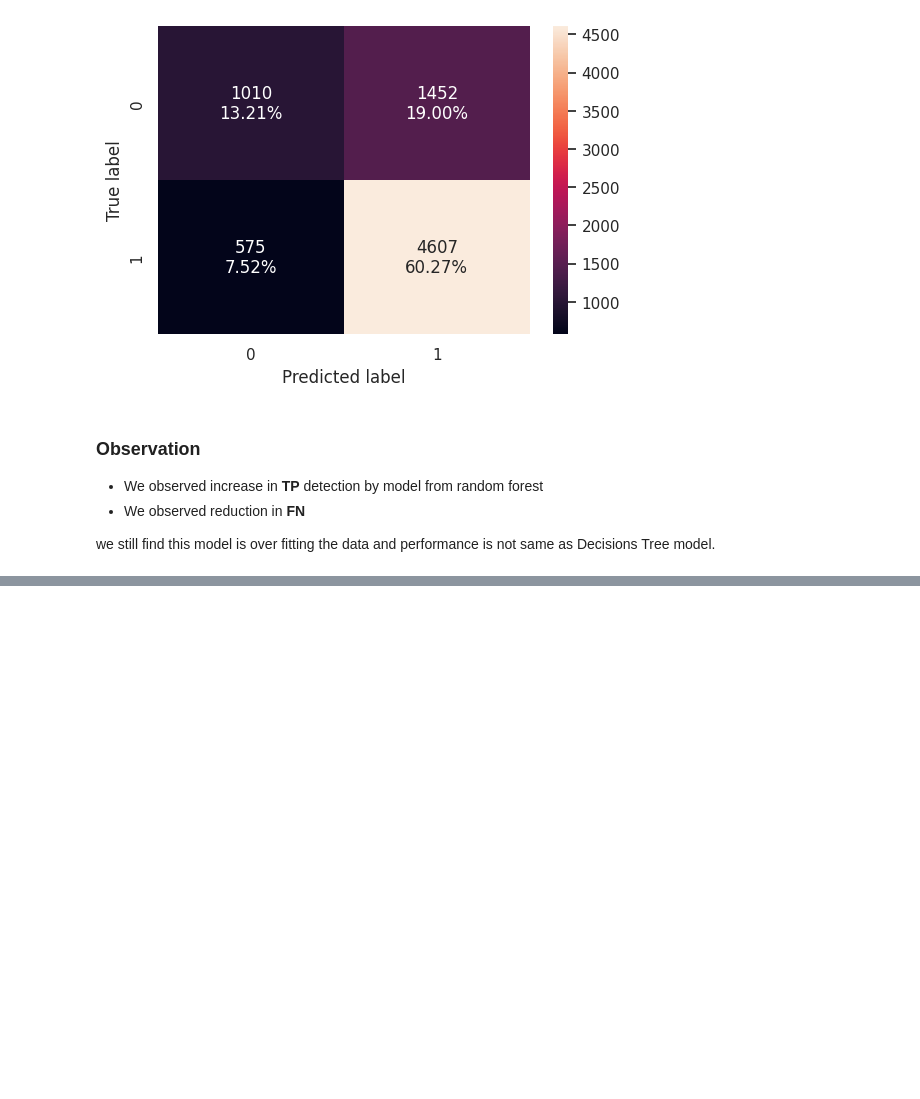
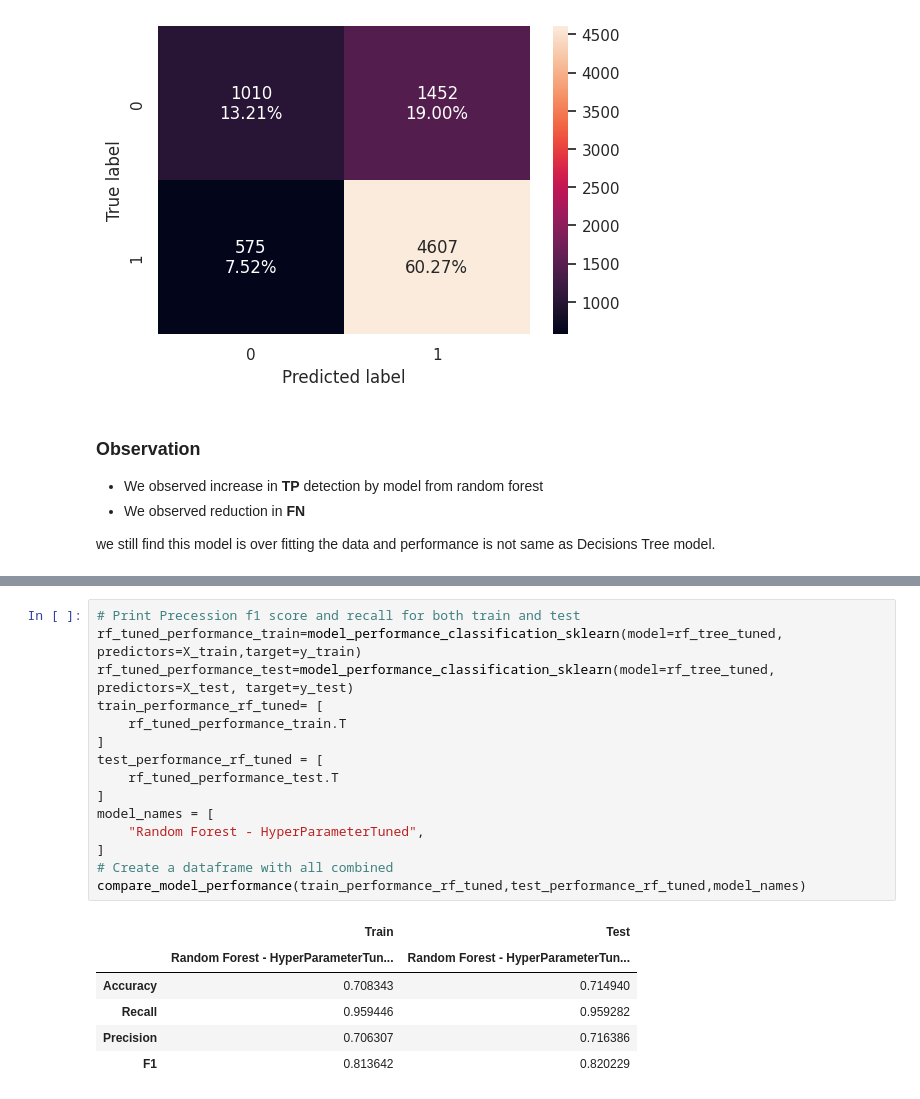
Before and after one commit to Rajesh2015/easy-visa, a Jupyter notebook: easy-visa-solution.ipynb, the cells around one changed output, grey strips where cells are left out. Cells and saved outputs as stored; diff of their text form; blank space fills up the shorter version.

```diff
--- a/easy-visa-solution.ipynb
+++ b/easy-visa-solution.ipynb
@@ -1923,0 +1950,22 @@ we still find this model is over fitting the data and performance is not same as
+# %%
+# Print Precession f1 score and recall for both train and test
+rf_tuned_performance_train=model_performance_classification_sklearn(model=rf_tree_tuned, predictors=X_train,target=y_train)
+rf_tuned_performance_test=model_performance_classification_sklearn(model=rf_tree_tuned, predictors=X_test, target=y_test)
+train_performance_rf_tuned= [
+    rf_tuned_performance_train.T
+]
+test_performance_rf_tuned = [
+    rf_tuned_performance_test.T
+]
+model_names = [
+    "Random Forest - HyperParameterTuned",
+]
+# Create a dataframe with all combined
+compare_model_performance(train_performance_rf_tuned,test_performance_rf_tuned,model_names)
+# %% [output]
+|  | Train | Test |
+|  | Random Forest - HyperParameterTun... | Random Forest - HyperParameterTun... |
+| Accuracy | 0.708343 | 0.714940 |
+| Recall | 0.959446 | 0.959282 |
+| Precision | 0.706307 | 0.716386 |
+| F1 | 0.813642 | 0.820229 |
```
Also changed, not shown: parts of 15 cells of this notebook.
